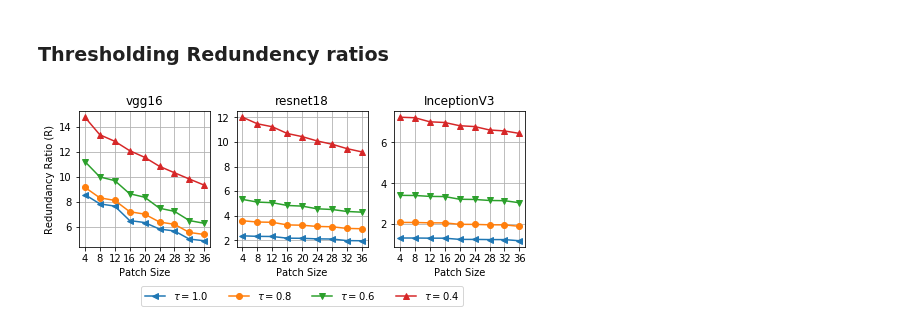
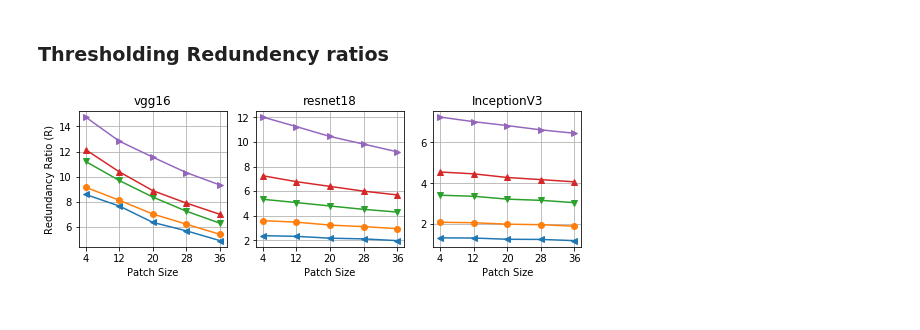
Before and after one commit to xil222/krypton, a Jupyter notebook: paper/current/plots/redundency_ratio.ipynb, the cells around one changed output. Saved outputs shown, nothing was run; the diff lists cells and outputs as text; code cells hidden in the pictures.

```diff
--- a/paper/current/plots/redundency_ratio.ipynb
+++ b/paper/current/plots/redundency_ratio.ipynb
@@ -285,13 +285,13 @@ plt.show()
 ### Thresholding Redundency ratios
 # %%
 x = Variable(torch.from_numpy(np.zeros(shape=(1, 3, 224, 224), dtype=np.float32)))
-patch_sizes = [4, 8, 12, 16, 20, 24, 28, 32, 36]
-taus = [1.0, 0.8, 0.6, 0.4]
+patch_sizes = [4, 12, 20, 28, 36]
+taus = [1.0, 0.8, 0.6, 0.5, 0.4]
 
 markers = ['<', 'o', 'v', '^', '>']
 
 
-plt.figure(figsize=(8,2.5))
+plt.figure(figsize=(9,2.5))
 
 ax = plt.subplot(1, 3, 1)
 model = vgg16()
@@ -314,8 +314,8 @@ for tau,m in zip(taus, markers):
         r.append(full_flops/ivm_flops)
 
     plt.plot(patch_sizes, r, label=r'$\tau = $' + str(tau), marker=m)
-    ax.set_title('vgg16')
 
+ax.set_title('vgg16')
 plt.grid()
 plt.ylabel('Redundancy Ratio (R)')
 plt.xlabel('Patch Size')
@@ -343,8 +343,8 @@ for tau,m in zip(taus, markers):
         r.append(full_flops/ivm_flops)
 
     plt.plot(patch_sizes, r, label=r'$\tau = $' + str(tau), marker=m)
-    ax.set_title('resnet18')
 
+ax.set_title('resnet18')
 plt.grid()
 plt.xlabel('Patch Size')
 plt.xticks(patch_sizes, patch_sizes)
@@ -353,36 +353,36 @@ plt.xticks(patch_sizes, patch_sizes)
 x = Variable(torch.from_numpy(np.zeros(shape=(1, 3, 299, 299), dtype=np.float32)))
 ax = plt.subplot(1, 3, 3)
 model = Inception3()
 for tau,m in zip(taus, markers):
     with torch.onnx.set_training(model, False):
         trace, _ = torch.jit.get_trace_graph(model, args=(x,))
 
     torch.onnx._optimize_trace(trace, False)
     graph = trace.graph()
 
     r = []
     for patch_size in patch_sizes:
 
         full_flops = calculate_flops(model, x, debug=False, graph=graph) / (1000 ** 2)
         i = (224-patch_size)//2
         j = (224-patch_size)//2
         ivm_flops = calculate_ivm_flops(model, x, patch_size, patch_size, i, j, debug=False, graph=graph, tau=tau) / (1000 ** 2)
 
         #print(name, patch_size, full_flops, ivm_flops, full_flops/ivm_flops)
         r.append(full_flops/ivm_flops)
 
     plt.plot(patch_sizes, r, label=r'$\tau = $' + str(tau), marker=m)
-    ax.set_title('InceptionV3')
 
+ax.set_title('InceptionV3')
 plt.grid()
 plt.xlabel('Patch Size')
 plt.xticks(patch_sizes, patch_sizes)
 
-lgd = plt.legend(loc='lower center', bbox_to_anchor=(-0.7, -0.47), ncol=4)
+#lgd = plt.legend(loc='lower center', bbox_to_anchor=(-0.7, -0.47), ncol=4)
 plt.savefig('../images/th_redundancy_ratio.pdf', bbox_extra_artists=(lgd,), bbox_inches='tight')
 plt.show()
 # %% [output]
-[figure, old version]
+[figure, new version]
 # %%
 from models.flops_benchmark import add_flops_counting_methods
 
```
Also changed, not shown: 3 other files.
